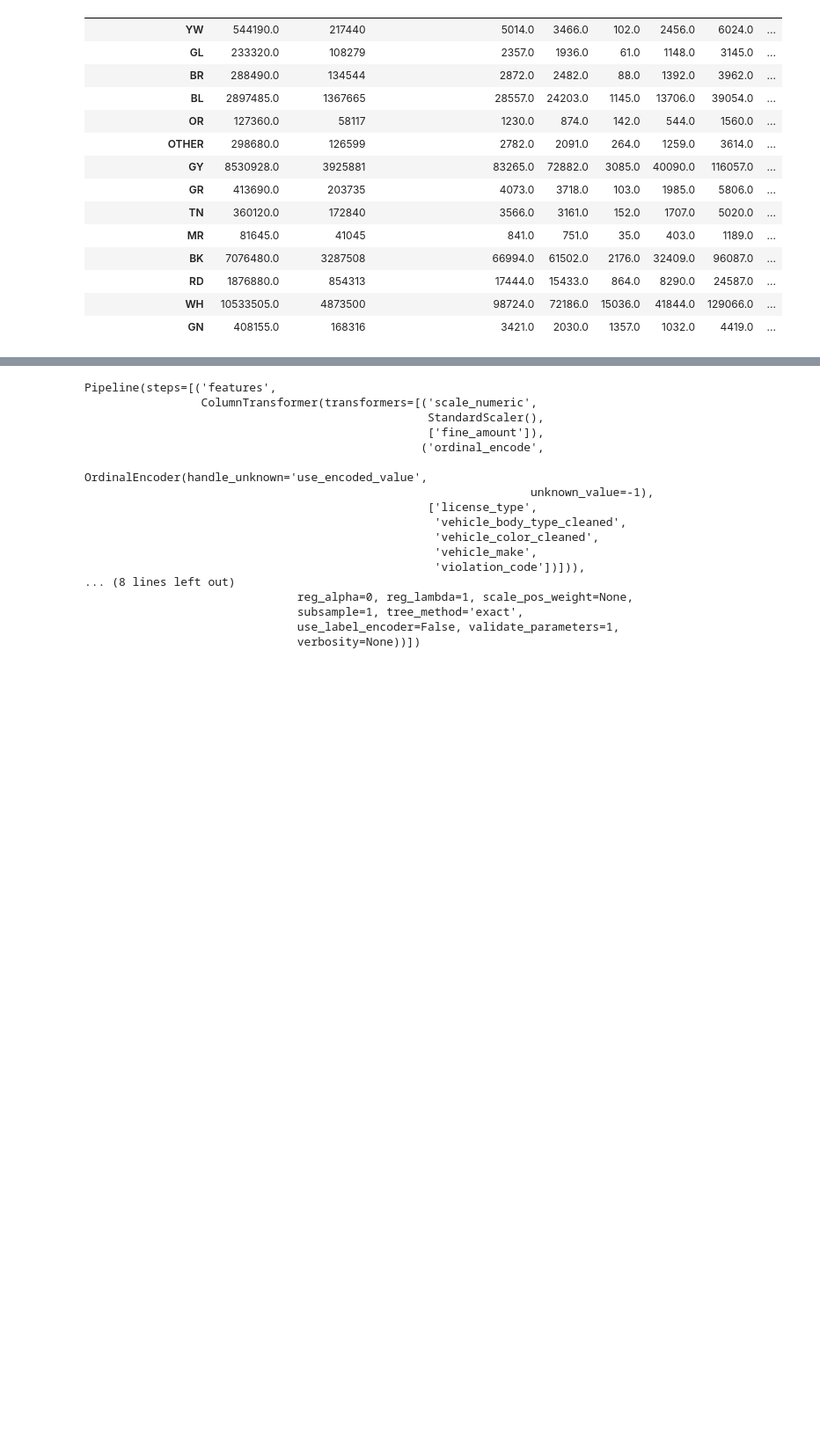
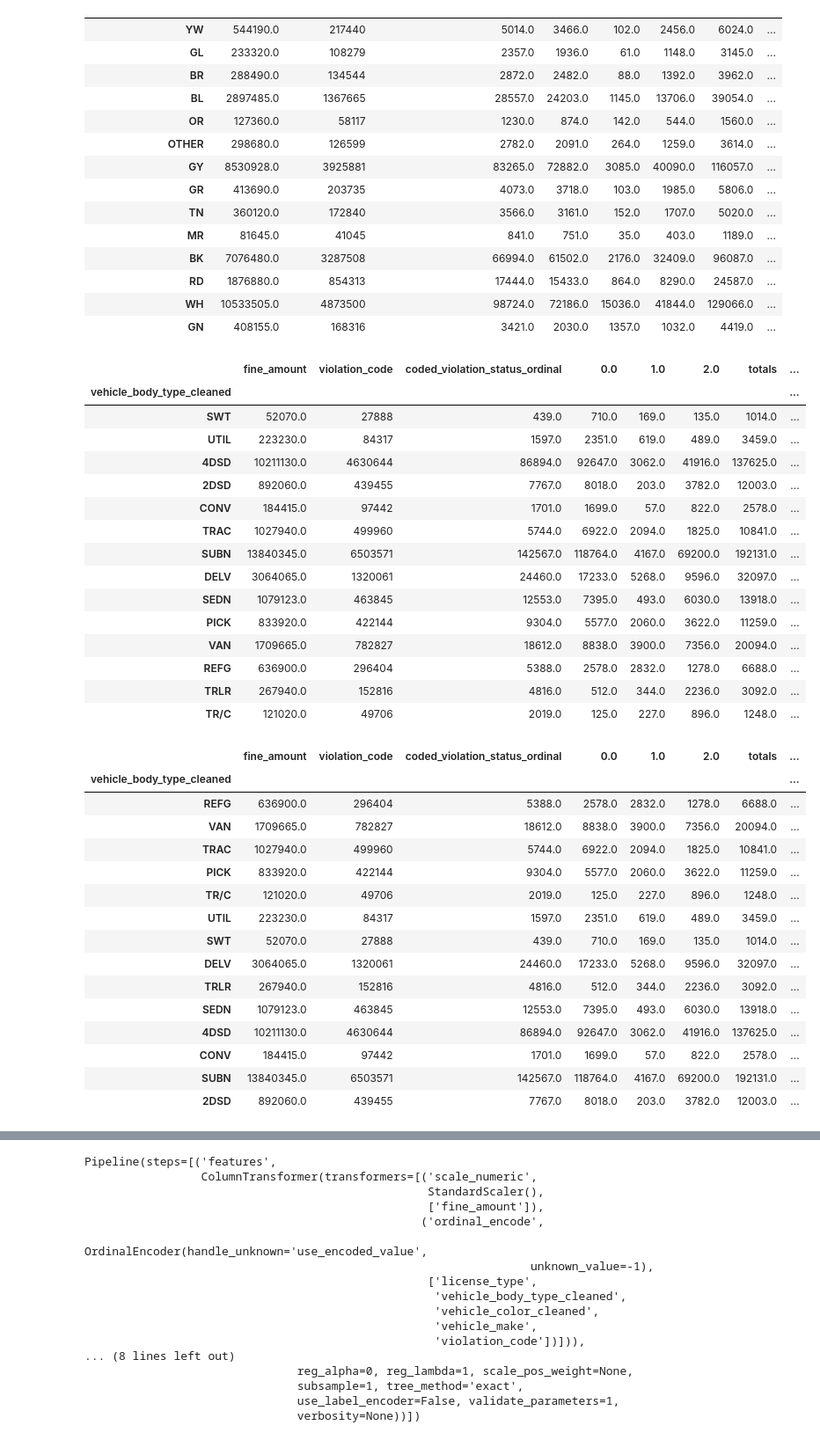
Before and after one commit to bsha6/parking_violations, a Jupyter notebook: project.ipynb, the cells around one changed output, grey strips where cells are left out. Shown at 88% size. Drawn from its saved outputs; the diff is of its cells as text; code cells hidden in the pictures; blank space fills up the shorter version.

Commit message:
Cleaned up ipynb

```diff
--- a/project.ipynb
+++ b/project.ipynb
@@ -1059,3 +876,38 @@ show_statuses(analyze_by_col(df.loc[(df['license_type'] == 'PAS') | (df['license
 | RD | 1876880.0 | 854313 | 17444.0 | 15433.0 | 864.0 | 8290.0 | 24587.0 | ... |
 | WH | 10533505.0 | 4873500 | 98724.0 | 72186.0 | 15036.0 | 41844.0 | 129066.0 | ... |
 | GN | 408155.0 | 168316 | 3421.0 | 2030.0 | 1357.0 | 1032.0 | 4419.0 | ... |
+# %%
+show_statuses(analyze_by_col(df.loc[(df['license_type'] == 'PAS') | (df['license_type'] == 'SRF')], 'vehicle_body_type_cleaned'))
+# %% [output]
+|  | fine_amount | violation_code | coded_violation_status_ordinal | 0.0 | 1.0 | 2.0 | totals | ... |
+| vehicle_body_type_cleaned |  |  |  |  |  |  |  | ... |
+| SWT | 52070.0 | 27888 | 439.0 | 710.0 | 169.0 | 135.0 | 1014.0 | ... |
+| UTIL | 223230.0 | 84317 | 1597.0 | 2351.0 | 619.0 | 489.0 | 3459.0 | ... |
+| 4DSD | 10211130.0 | 4630644 | 86894.0 | 92647.0 | 3062.0 | 41916.0 | 137625.0 | ... |
+| 2DSD | 892060.0 | 439455 | 7767.0 | 8018.0 | 203.0 | 3782.0 | 12003.0 | ... |
+| CONV | 184415.0 | 97442 | 1701.0 | 1699.0 | 57.0 | 822.0 | 2578.0 | ... |
+| TRAC | 1027940.0 | 499960 | 5744.0 | 6922.0 | 2094.0 | 1825.0 | 10841.0 | ... |
+| SUBN | 13840345.0 | 6503571 | 142567.0 | 118764.0 | 4167.0 | 69200.0 | 192131.0 | ... |
+| DELV | 3064065.0 | 1320061 | 24460.0 | 17233.0 | 5268.0 | 9596.0 | 32097.0 | ... |
+| SEDN | 1079123.0 | 463845 | 12553.0 | 7395.0 | 493.0 | 6030.0 | 13918.0 | ... |
+| PICK | 833920.0 | 422144 | 9304.0 | 5577.0 | 2060.0 | 3622.0 | 11259.0 | ... |
+| VAN | 1709665.0 | 782827 | 18612.0 | 8838.0 | 3900.0 | 7356.0 | 20094.0 | ... |
+| REFG | 636900.0 | 296404 | 5388.0 | 2578.0 | 2832.0 | 1278.0 | 6688.0 | ... |
+| TRLR | 267940.0 | 152816 | 4816.0 | 512.0 | 344.0 | 2236.0 | 3092.0 | ... |
+| TR/C | 121020.0 | 49706 | 2019.0 | 125.0 | 227.0 | 896.0 | 1248.0 | ... |
+|  | fine_amount | violation_code | coded_violation_status_ordinal | 0.0 | 1.0 | 2.0 | totals | ... |
+| vehicle_body_type_cleaned |  |  |  |  |  |  |  | ... |
+| REFG | 636900.0 | 296404 | 5388.0 | 2578.0 | 2832.0 | 1278.0 | 6688.0 | ... |
+| VAN | 1709665.0 | 782827 | 18612.0 | 8838.0 | 3900.0 | 7356.0 | 20094.0 | ... |
+| TRAC | 1027940.0 | 499960 | 5744.0 | 6922.0 | 2094.0 | 1825.0 | 10841.0 | ... |
+| PICK | 833920.0 | 422144 | 9304.0 | 5577.0 | 2060.0 | 3622.0 | 11259.0 | ... |
+| TR/C | 121020.0 | 49706 | 2019.0 | 125.0 | 227.0 | 896.0 | 1248.0 | ... |
+| UTIL | 223230.0 | 84317 | 1597.0 | 2351.0 | 619.0 | 489.0 | 3459.0 | ... |
+| SWT | 52070.0 | 27888 | 439.0 | 710.0 | 169.0 | 135.0 | 1014.0 | ... |
+| DELV | 3064065.0 | 1320061 | 24460.0 | 17233.0 | 5268.0 | 9596.0 | 32097.0 | ... |
+| TRLR | 267940.0 | 152816 | 4816.0 | 512.0 | 344.0 | 2236.0 | 3092.0 | ... |
+| SEDN | 1079123.0 | 463845 | 12553.0 | 7395.0 | 493.0 | 6030.0 | 13918.0 | ... |
+| 4DSD | 10211130.0 | 4630644 | 86894.0 | 92647.0 | 3062.0 | 41916.0 | 137625.0 | ... |
+| CONV | 184415.0 | 97442 | 1701.0 | 1699.0 | 57.0 | 822.0 | 2578.0 | ... |
+| SUBN | 13840345.0 | 6503571 | 142567.0 | 118764.0 | 4167.0 | 69200.0 | 192131.0 | ... |
+| 2DSD | 892060.0 | 439455 | 7767.0 | 8018.0 | 203.0 | 3782.0 | 12003.0 | ... |
```
Also changed, not shown: parts of 15 cells of this notebook.
